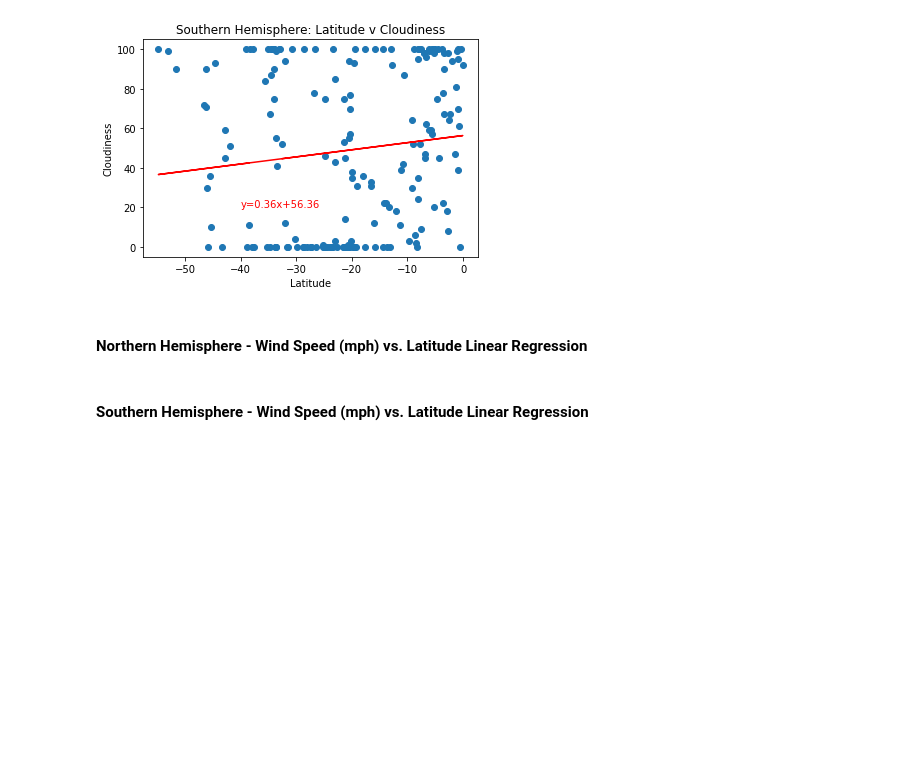
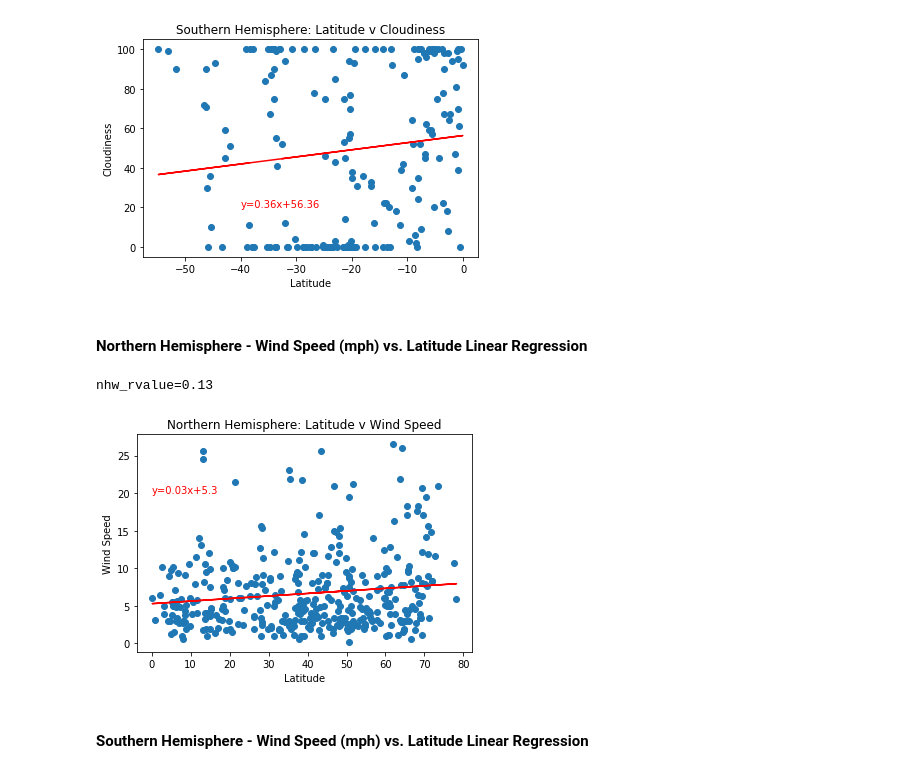
Before and after one commit to gabrielmacey/python_api_challenge, a Jupyter notebook: WeatherPy/WeatherPy.ipynb, the cells around one changed output. Cells and saved outputs as stored; diff of their text form; code cells hidden in the pictures; blank space fills up the shorter version.

```diff
--- a/WeatherPy/WeatherPy.ipynb
+++ b/WeatherPy/WeatherPy.ipynb
@@ -384,5 +384,23 @@ shc_rvalue=0.12
 [figure]
 # %% [markdown]
 ####  Northern Hemisphere - Wind Speed (mph) vs. Latitude Linear Regression
+# %%
+nhw_x_value = northern_data["Latitude"]
+nhw_y_value = northern_data["Wind Speed"]
+(nhw_slope, nhw_intercept, nhw_rvalue, nhw_pvalue, nhw_stderr)=linregress(nhw_x_value,nhw_y_value)
+nhw_regress_value = nhw_x_value * nhw_slope + nhw_intercept
+nhw_line_eq = "y=" + str(round(nhw_slope,2)) + "x+" + str(round(nhw_intercept,2))
+plt.scatter(nhw_x_value,nhw_y_value)
+plt.plot(nhw_x_value, nhw_regress_value, "r-")
+plt.annotate(nhw_line_eq,(0,20), color="red")
+plt.title("Northern Hemisphere: Latitude v Wind Speed")
+plt.xlabel("Latitude")
+plt.ylabel("Wind Speed")
+print(f"nhw_rvalue={round(nhw_rvalue,2)}")
+plt.savefig("Southern_Hemisphere_Wind_v_Lat.png")
+plt.show()
+# %% [output]
+nhw_rvalue=0.13
+[figure, added]
 # %% [markdown]
 ####  Southern Hemisphere - Wind Speed (mph) vs. Latitude Linear Regression
```
Also changed, not shown: parts of 1 cell of this notebook, 2 other files.
